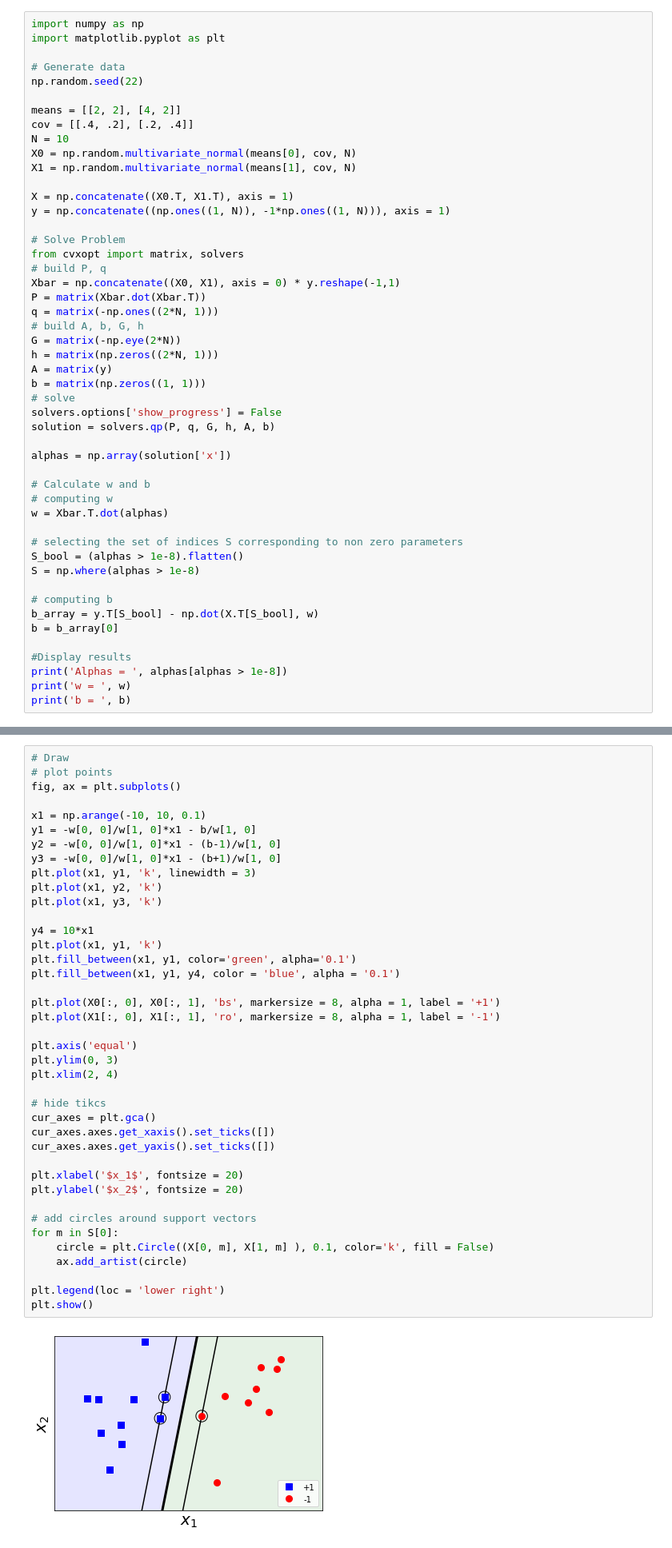
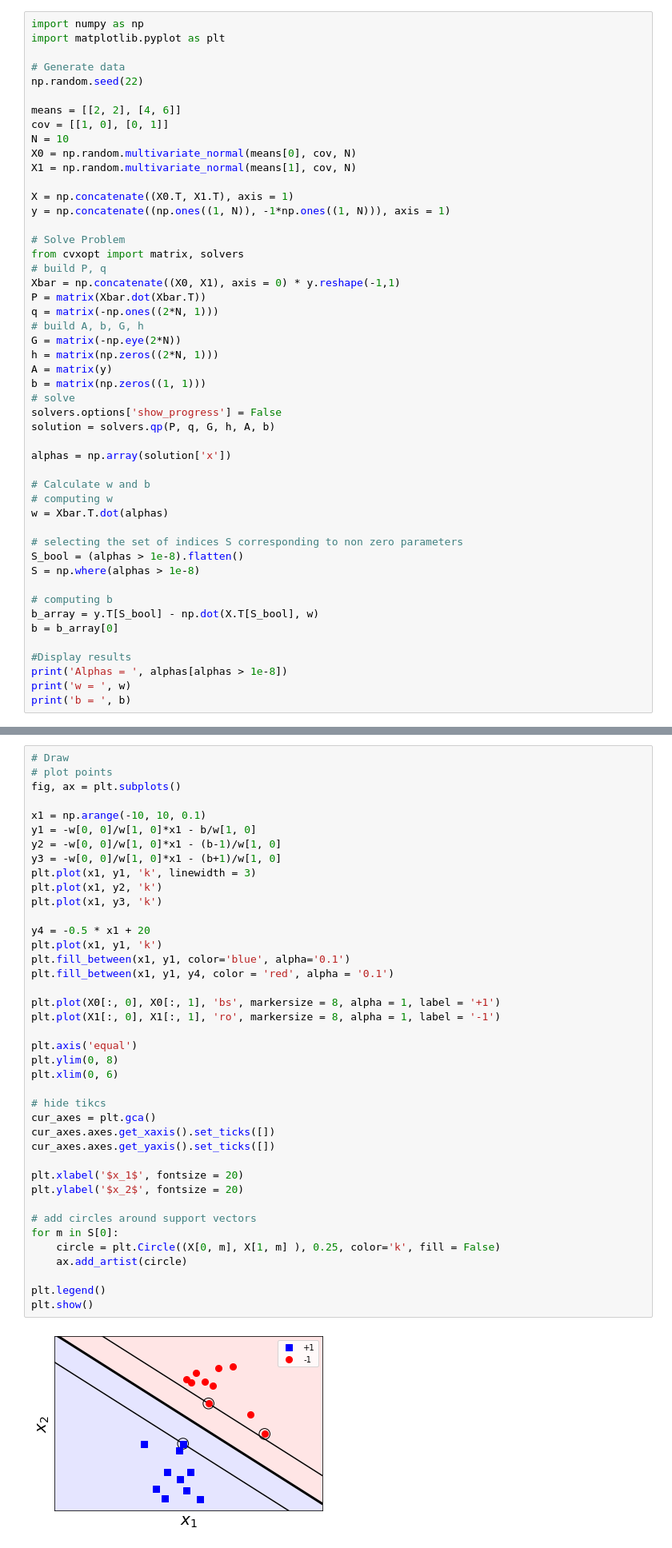
Before and after one commit to quocdaitrn/machine-learning, a Jupyter notebook: SVM/SVM_DualProblem.ipynb, the cells around one changed output, grey strips where cells are left out. Shown at 80% size. Cells and saved outputs as stored; diff of their text form.

```diff
--- a/SVM/SVM_DualProblem.ipynb
+++ b/SVM/SVM_DualProblem.ipynb
@@ -5,8 +5,8 @@ import matplotlib.pyplot as plt
 # Generate data
 np.random.seed(22)
 
-means = [[2, 2], [4, 2]]
-cov = [[.4, .2], [.2, .4]]
+means = [[2, 2], [4, 6]]
+cov = [[1, 0], [0, 1]]
 N = 10
 X0 = np.random.multivariate_normal(means[0], cov, N)
 X1 = np.random.multivariate_normal(means[1], cov, N)
@@ -59,38 +59,38 @@ fig, ax = plt.subplots()
 
 x1 = np.arange(-10, 10, 0.1)
 y1 = -w[0, 0]/w[1, 0]*x1 - b/w[1, 0]
 y2 = -w[0, 0]/w[1, 0]*x1 - (b-1)/w[1, 0]
 y3 = -w[0, 0]/w[1, 0]*x1 - (b+1)/w[1, 0]
 plt.plot(x1, y1, 'k', linewidth = 3)
 plt.plot(x1, y2, 'k')
 plt.plot(x1, y3, 'k')
 
-y4 = 10*x1
+y4 = -0.5 * x1 + 20
 plt.plot(x1, y1, 'k')
-plt.fill_between(x1, y1, color='green', alpha='0.1')
-plt.fill_between(x1, y1, y4, color = 'blue', alpha = '0.1')
+plt.fill_between(x1, y1, color='blue', alpha='0.1')
+plt.fill_between(x1, y1, y4, color = 'red', alpha = '0.1')
 
 plt.plot(X0[:, 0], X0[:, 1], 'bs', markersize = 8, alpha = 1, label = '+1')
 plt.plot(X1[:, 0], X1[:, 1], 'ro', markersize = 8, alpha = 1, label = '-1')
 
 plt.axis('equal')
-plt.ylim(0, 3)
-plt.xlim(2, 4)
+plt.ylim(0, 8)
+plt.xlim(0, 6)
 
 # hide tikcs
 cur_axes = plt.gca()
 cur_axes.axes.get_xaxis().set_ticks([])
 cur_axes.axes.get_yaxis().set_ticks([])
 
 plt.xlabel('$x_1$', fontsize = 20)
 plt.ylabel('$x_2$', fontsize = 20)
 
 # add circles around support vectors
 for m in S[0]:
-    circle = plt.Circle((X[0, m], X[1, m] ), 0.1, color='k', fill = False)
+    circle = plt.Circle((X[0, m], X[1, m] ), 0.25, color='k', fill = False)
     ax.add_artist(circle)
 
-plt.legend(loc = 'lower right')
+plt.legend()
 plt.show()
 # %% [output]
-[figure, old version]
+[figure, new version]
```
Also changed, not shown: parts of 1 cell of this notebook, 4 other files.
